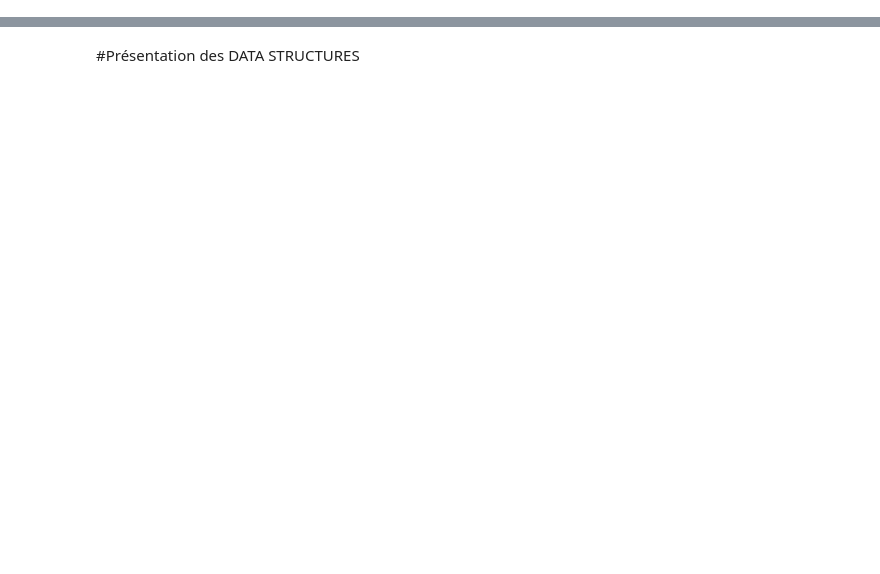
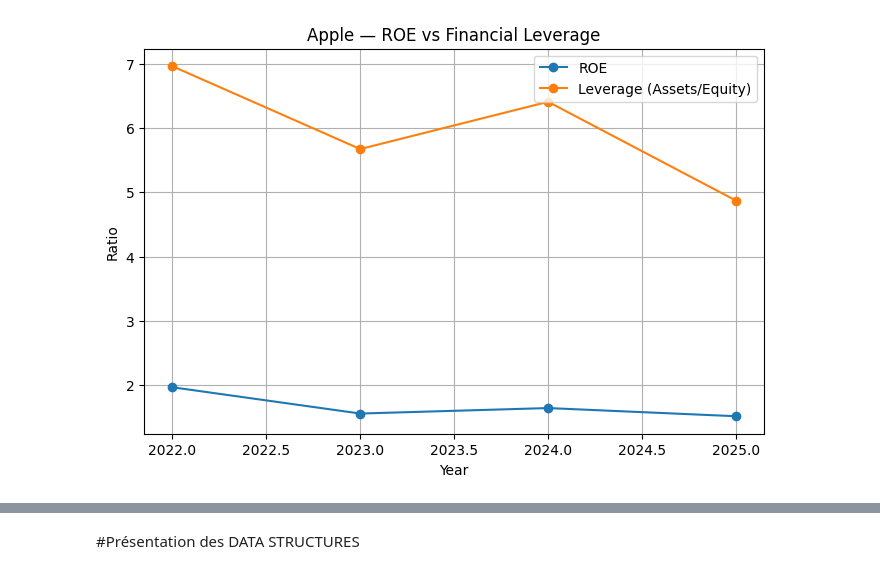
Before and after one commit to naoufalouahmiden-dev/IAE_METZ_2026_DATA_AUDIT, a Jupyter notebook: SCRISPTS/analyse_bourse.ipynb, the cells around one changed output, grey strips where cells are left out. Saved outputs shown, nothing was run; the diff lists cells and outputs as text; code cells hidden in the pictures; blank space fills up the shorter version.

```diff
--- a/SCRISPTS/analyse_bourse.ipynb
+++ b/SCRISPTS/analyse_bourse.ipynb
@@ -33 +167,13 @@ pi
+# %%
+plt.figure(figsize=(8,5))
+plt.plot(data.index, data["roe"], marker="o", label="ROE")
+plt.plot(data.index, data["leverage"], marker="o", label="Leverage (Assets/Equity)")
+plt.title("Apple — ROE vs Financial Leverage")
+plt.xlabel("Year")
+plt.ylabel("Ratio")
+plt.legend()
+plt.grid(True)
+plt.show()
+# %% [output]
+[figure, added]
 # %%
```
Also changed, not shown: parts of 21 cells of this notebook, 11 other files.
